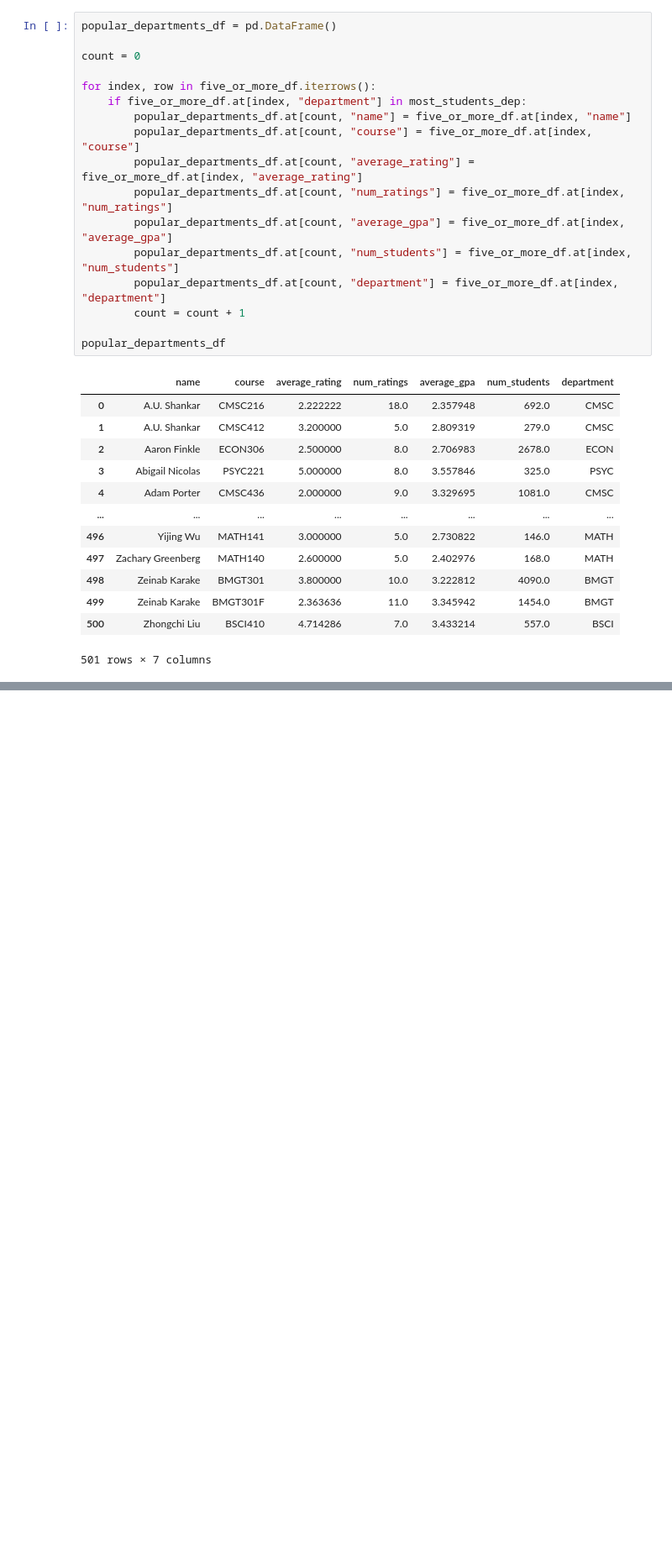
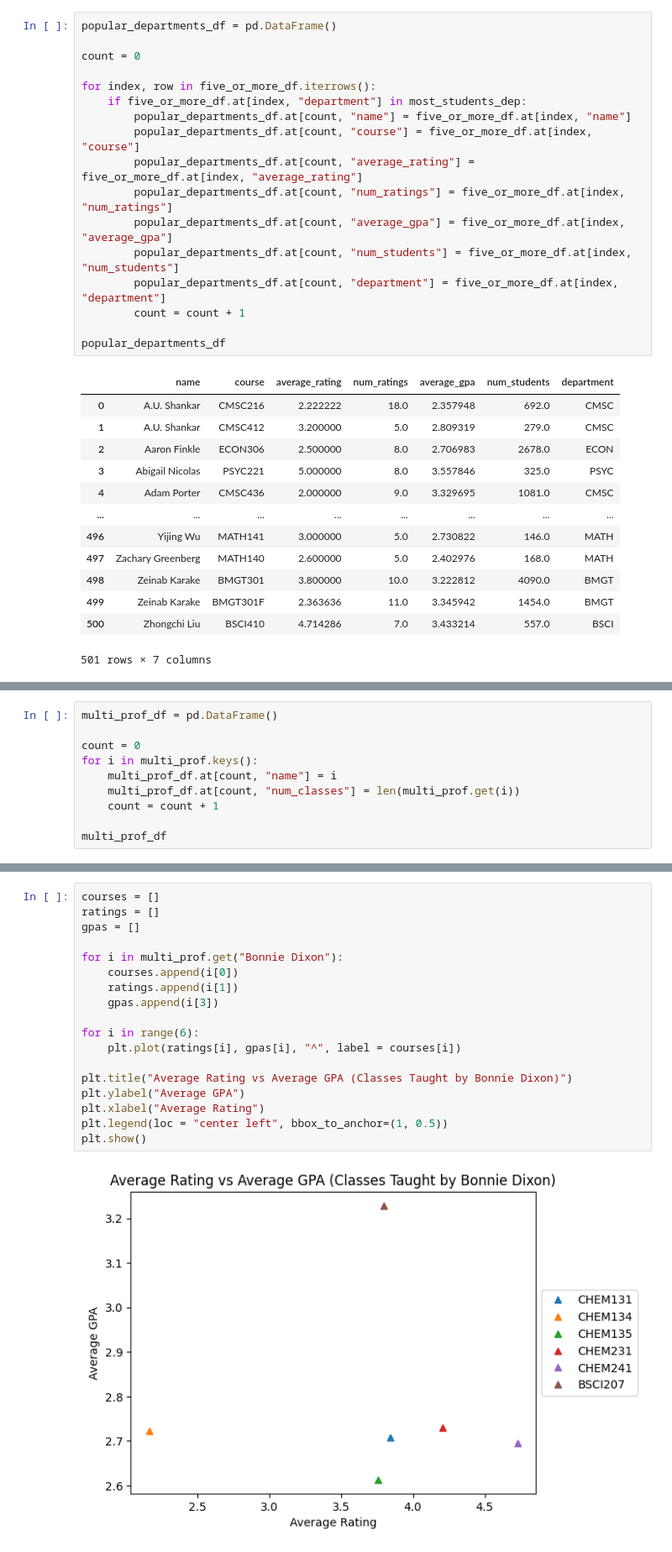
Before and after one commit to aaronl1661/teacherSalaryAnalysis, a Jupyter notebook: grades_reviews/grades_reviews.ipynb, the cells around one changed output, grey strips where cells are left out. Shown at 84% size. Cells and saved outputs as stored; diff of their text form; blank space fills up the shorter version.

```diff
--- a/grades_reviews/grades_reviews.ipynb
+++ b/grades_reviews/grades_reviews.ipynb
@@ -478,0 +497,10 @@ ggplot(aes(x="department", y="average_rating"), data=popular_departments_df) + g
+# %%
+multi_prof_df = pd.DataFrame()
+
+count = 0
+for i in multi_prof.keys():
+    multi_prof_df.at[count, "name"] = i
+    multi_prof_df.at[count, "num_classes"] = len(multi_prof.get(i))
+    count = count + 1
+
+multi_prof_df
@@ -478,0 +548,20 @@ ggplot(aes(x="department", y="average_rating"), data=popular_departments_df) + g
+# %%
+courses = []
+ratings = []
+gpas = []
+
+for i in multi_prof.get("Bonnie Dixon"):
+    courses.append(i[0])
+    ratings.append(i[1])
+    gpas.append(i[3])
+
+for i in range(6):
+    plt.plot(ratings[i], gpas[i], "^", label = courses[i])
+
+plt.title("Average Rating vs Average GPA (Classes Taught by Bonnie Dixon)")
+plt.ylabel("Average GPA")
+plt.xlabel("Average Rating")
+plt.legend(loc = "center left", bbox_to_anchor=(1, 0.5))
+plt.show()
+# %% [output]
+[figure, added]
```
Also changed, not shown: parts of 13 cells of this notebook.
